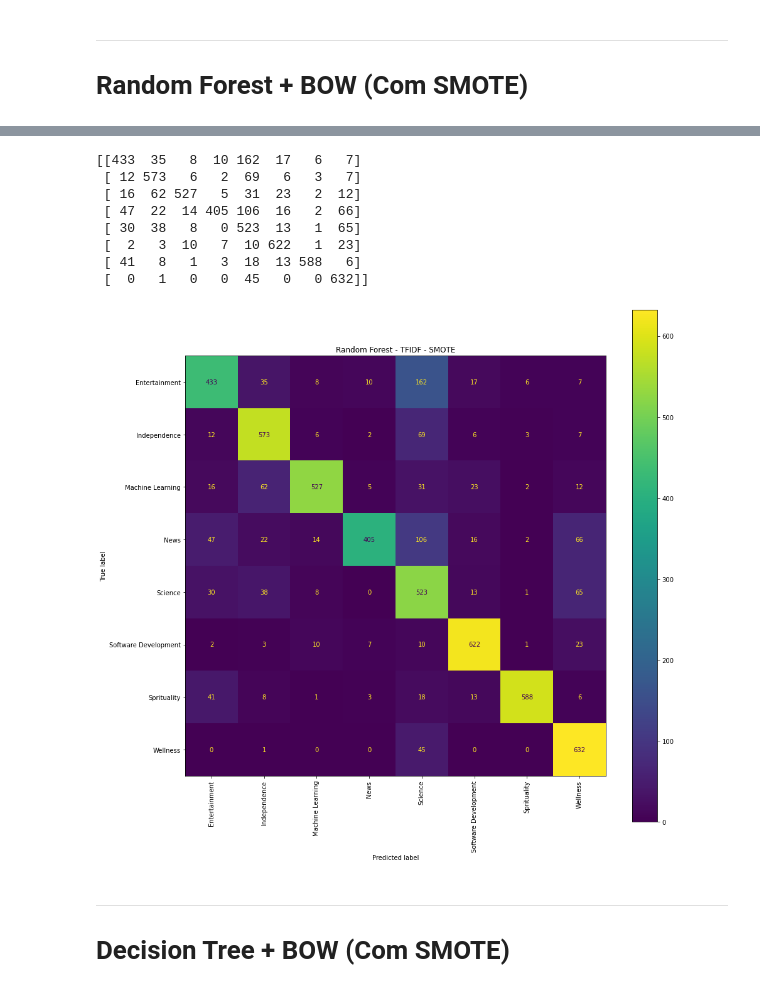
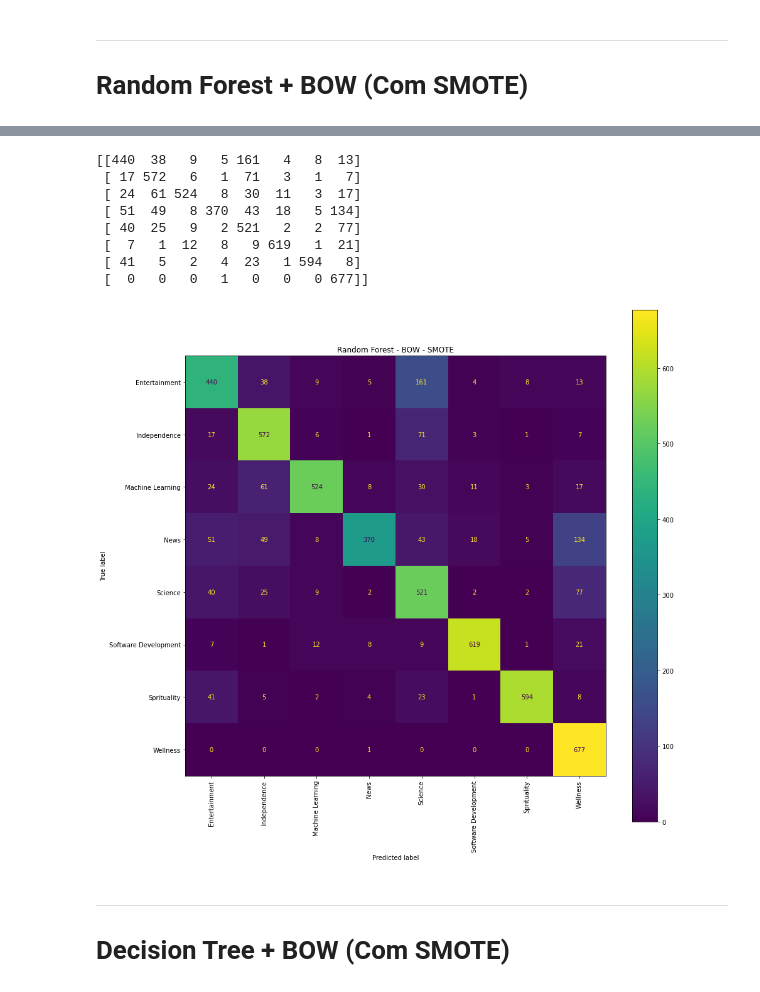
Before and after one commit to PauloUbirajara/News-Classifier, a Jupyter notebook: Atividade_Carlos.ipynb, the cells around one changed output, grey strips where cells are left out. Cells and saved outputs as stored; diff of their text form; code cells hidden in the pictures.

Commit message:
Adicionar resultados BOW com SMOTE

```diff
--- a/Atividade_Carlos.ipynb
+++ b/Atividade_Carlos.ipynb
@@ -809,26 +809,26 @@ for topic in topics:
 # %%
 # y_pred = cross_val_predict(logistic_regression(), features, y_true, cv=10, n_jobs=6)
 
 cm = confusion_matrix(target, y_pred)
 print(cm)
 f = ConfusionMatrixDisplay(
 	cm,
 	display_labels=topics
 )
 fig, ax = plt.subplots(figsize=(15, 15))
 f.plot(ax=ax, xticks_rotation='vertical')
-plt.title('Random Forest - TFIDF - SMOTE')
+plt.title('Random Forest - BOW - SMOTE')
 plt.show()
 # %% [output]
-[[433  35   8  10 162  17   6   7]
- [ 12 573   6   2  69   6   3   7]
- [ 16  62 527   5  31  23   2  12]
- [ 47  22  14 405 106  16   2  66]
- [ 30  38   8   0 523  13   1  65]
- [  2   3  10   7  10 622   1  23]
- [ 41   8   1   3  18  13 588   6]
- [  0   1   0   0  45   0   0 632]]
+[[440  38   9   5 161   4   8  13]
+ [ 17 572   6   1  71   3   1   7]
+ [ 24  61 524   8  30  11   3  17]
+ [ 51  49   8 370  43  18   5 134]
+ [ 40  25   9   2 521   2   2  77]
+ [  7   1  12   8   9 619   1  21]
+ [ 41   5   2   4  23   1 594   8]
+ [  0   0   0   1   0   0   0 677]]
-[figure, old version]
+[figure, new version]
 # %% [markdown]
 ---
 # Decision Tree + BOW (Com SMOTE)
```
Also changed, not shown: parts of 12 cells of this notebook.
